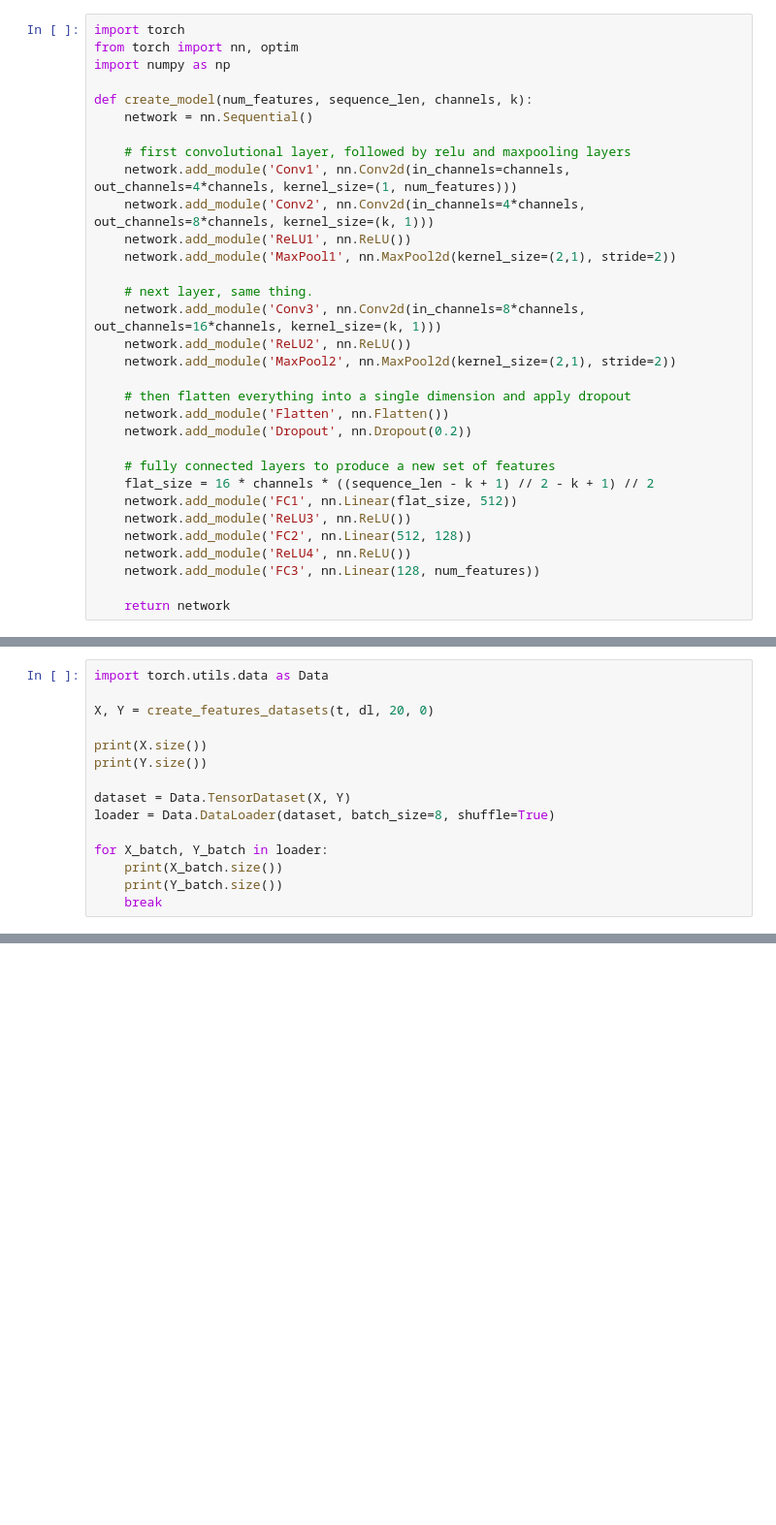
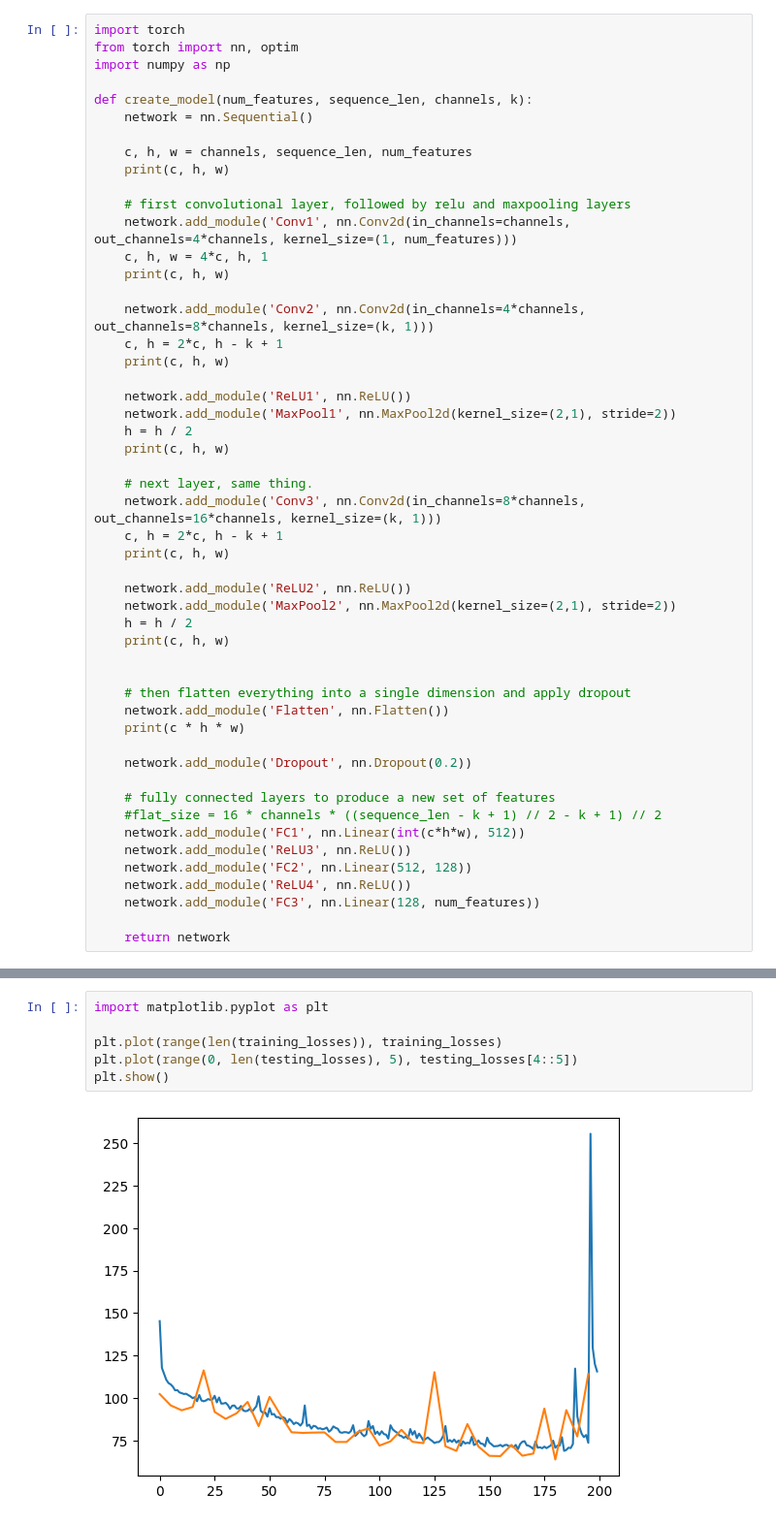
Before and after one commit to AustinPolk/FlashCNN, a Jupyter notebook: model.ipynb, the cells around one changed output, grey strips where cells are left out. Shown at 97% size. Drawn from its saved outputs; the diff is of its cells as text; blank space fills up the shorter version.

```diff
--- a/model.ipynb
+++ b/model.ipynb
@@ -6,24 +6,43 @@ import numpy as np
 def create_model(num_features, sequence_len, channels, k):
     network = nn.Sequential()
 
+    c, h, w = channels, sequence_len, num_features
+    print(c, h, w)
+
     # first convolutional layer, followed by relu and maxpooling layers
     network.add_module('Conv1', nn.Conv2d(in_channels=channels, out_channels=4*channels, kernel_size=(1, num_features)))
+    c, h, w = 4*c, h, 1
+    print(c, h, w)
+
     network.add_module('Conv2', nn.Conv2d(in_channels=4*channels, out_channels=8*channels, kernel_size=(k, 1)))
+    c, h = 2*c, h - k + 1
+    print(c, h, w)
+
     network.add_module('ReLU1', nn.ReLU())
     network.add_module('MaxPool1', nn.MaxPool2d(kernel_size=(2,1), stride=2))
+    h = h / 2
+    print(c, h, w)
 
     # next layer, same thing.
     network.add_module('Conv3', nn.Conv2d(in_channels=8*channels, out_channels=16*channels, kernel_size=(k, 1)))
+    c, h = 2*c, h - k + 1
+    print(c, h, w)
+
     network.add_module('ReLU2', nn.ReLU())
     network.add_module('MaxPool2', nn.MaxPool2d(kernel_size=(2,1), stride=2))
+    h = h / 2
+    print(c, h, w)
+
 
     # then flatten everything into a single dimension and apply dropout
     network.add_module('Flatten', nn.Flatten())
+    print(c * h * w)
+
     network.add_module('Dropout', nn.Dropout(0.2))
 
     # fully connected layers to produce a new set of features
-    flat_size = 16 * channels * ((sequence_len - k + 1) // 2 - k + 1) // 2
-    network.add_module('FC1', nn.Linear(flat_size, 512))
+    #flat_size = 16 * channels * ((sequence_len - k + 1) // 2 - k + 1) // 2
+    network.add_module('FC1', nn.Linear(int(c*h*w), 512))
     network.add_module('ReLU3', nn.ReLU())
     network.add_module('FC2', nn.Linear(512, 128))
     network.add_module('ReLU4', nn.ReLU())
@@ -123,18 +131,3 @@ def create_features_datasets(tensors, date_lookup, backward_features, forward_fe
         Y.append(output_features)
 
     return torch.stack(X, dim=0), torch.stack(Y, dim=0)
-# %%
-import torch.utils.data as Data
-
-X, Y = create_features_datasets(t, dl, 20, 0)
-
-print(X.size())
-print(Y.size())
-
-dataset = Data.TensorDataset(X, Y)
-loader = Data.DataLoader(dataset, batch_size=8, shuffle=True)
-
-for X_batch, Y_batch in loader:
-    print(X_batch.size())
-    print(Y_batch.size())
-    break
@@ -151,0 +221,8 @@ RuntimeError: mat1 and mat2 shapes cannot be multiplied (8x192 and 224x512)
+# %%
+import matplotlib.pyplot as plt
+
+plt.plot(range(len(training_losses)), training_losses)
+plt.plot(range(0, len(testing_losses), 5), testing_losses[4::5])
+plt.show()
+# %% [output]
+[figure, added]
```
Also changed, not shown: parts of 5 cells of this notebook, 2 other files.
